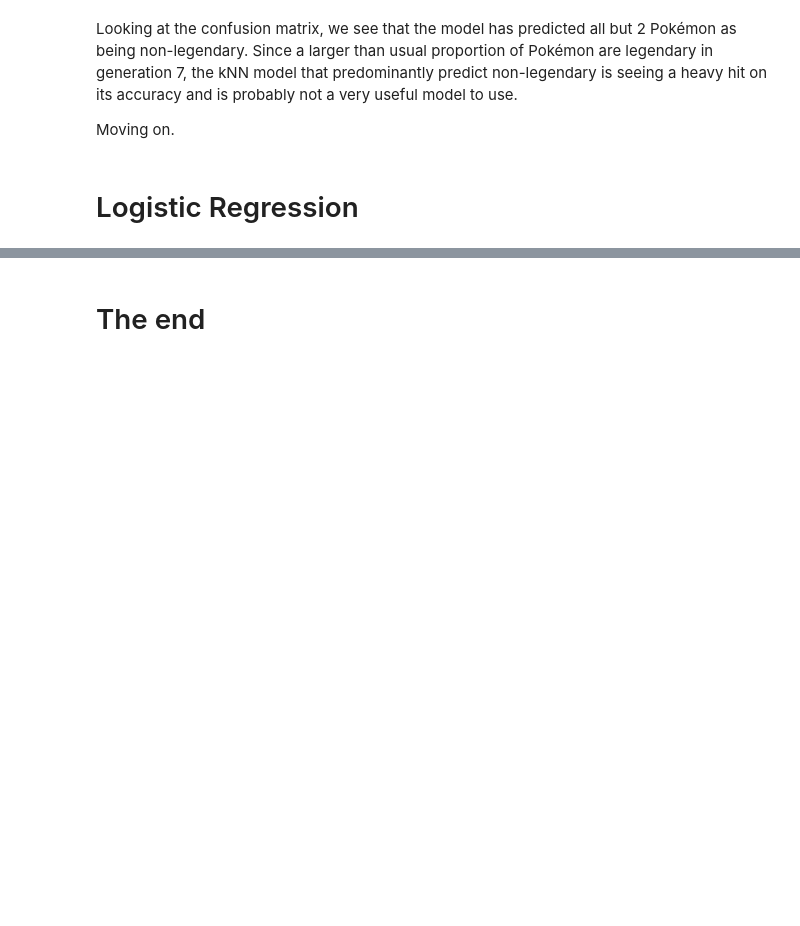
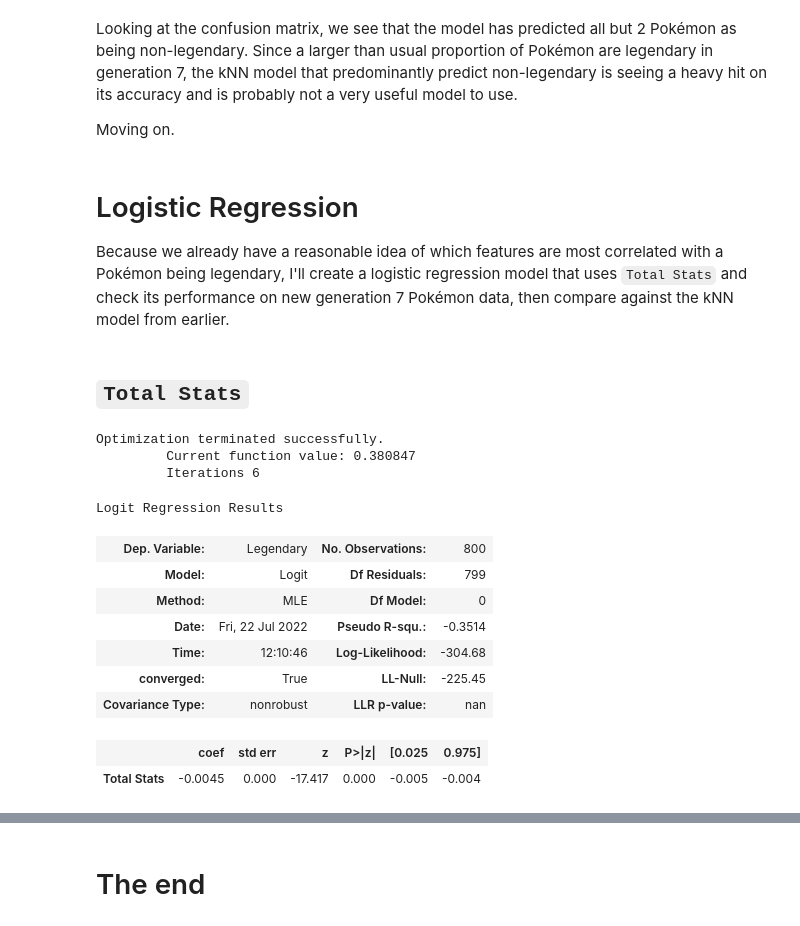
Before and after one commit to papir805/pokemon_classification, a Jupyter notebook: pkmn_legendary_classification_knn.ipynb, the cells around one changed output, grey strips where cells are left out. Saved outputs shown, nothing was run; the diff lists cells and outputs as text; code cells hidden in the pictures; blank space fills up the shorter version.

```diff
--- a/pkmn_legendary_classification_knn.ipynb
+++ b/pkmn_legendary_classification_knn.ipynb
@@ -593,3 +666,4 @@ Looking at the confusion matrix, we see that the model has predicted all but 2 P
 Moving on.
 # %% [markdown]
 # Logistic Regression
+Because we already have a reasonable idea of which features are most correlated with a Pokémon being legendary, I'll create a logistic regression model that uses `Total Stats` and check its performance on new generation 7 Pokémon data, then compare against the kNN model from earlier.
@@ -604,0 +670,25 @@ X =
+# %% [markdown]
+## `Total Stats`
+# %%
+X = pkmn_join[['Total Stats']]
+y = target_df
+
+sm_log_reg_model = sm.Logit(y, X)
+sm_log_reg_fit = sm_log_reg_model.fit()
+# %% [output]
+Optimization terminated successfully.
+         Current function value: 0.380847
+         Iterations 6
+# %%
+sm_log_reg_fit.summary()
+# %% [output]
+Logit Regression Results
+| Dep. Variable: | Legendary | No. Observations: | 800 |
+| Model: | Logit | Df Residuals: | 799 |
+| Method: | MLE | Df Model: | 0 |
+| Date: | Fri, 22 Jul 2022 | Pseudo R-squ.: | -0.3514 |
+| Time: | 12:10:46 | Log-Likelihood: | -304.68 |
+| converged: | True | LL-Null: | -225.45 |
+| Covariance Type: | nonrobust | LLR p-value: | nan |
+|  | coef | std err | z | P>|z| | [0.025 | 0.975] |
+| Total Stats | -0.0045 | 0.000 | -17.417 | 0.000 | -0.005 | -0.004 |
```
Also changed, not shown: parts of 36 cells of this notebook, 1 other file.
